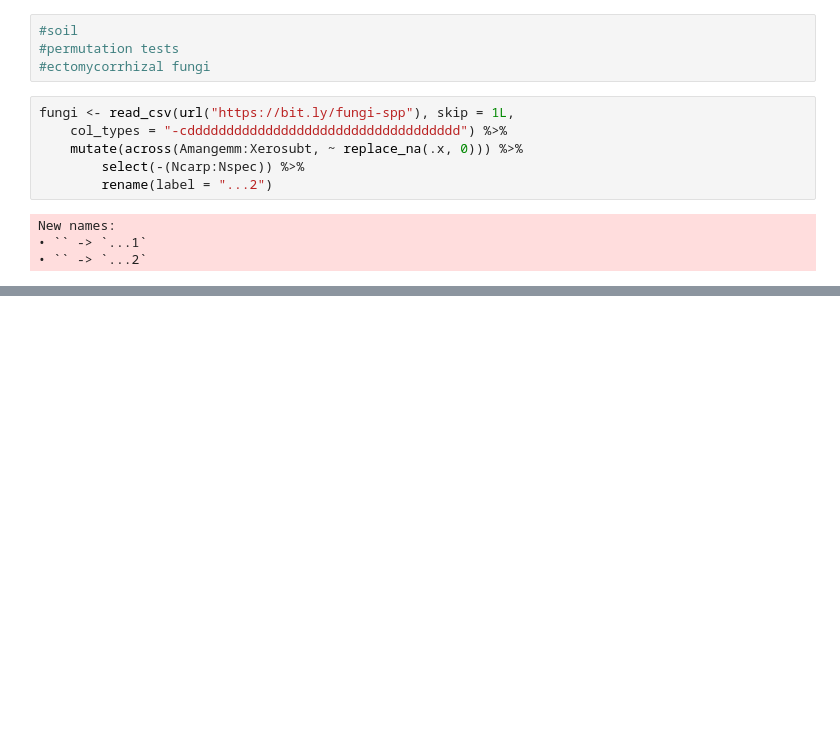
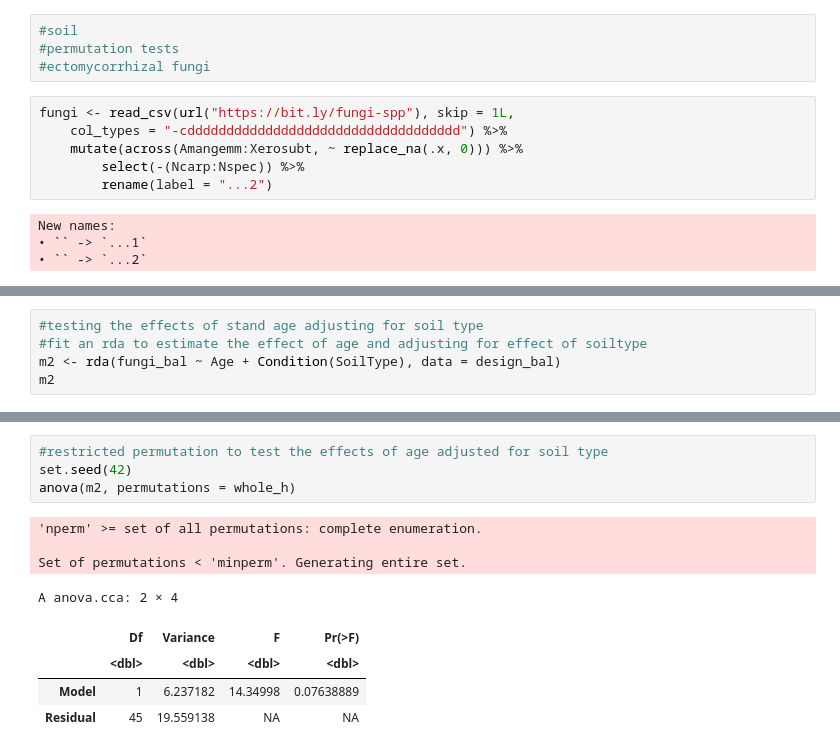
Before and after one commit to cdesouza02/physalia-multivariate, a Jupyter notebook: 04-thursday/DeSouza_thursday.ipynb, the cells around one changed output, grey strips where cells are left out. Drawn from its saved outputs; the diff is of its cells as text; blank space fills up the shorter version.

```diff
--- a/04-thursday/DeSouza_thursday.ipynb
+++ b/04-thursday/DeSouza_thursday.ipynb
@@ -220,0 +297,5 @@ New names:
+# %%
+#testing the effects of stand age adjusting for soil type
+#fit an rda to estimate the effect of age and adjusting for effect of soiltype
+m2 <- rda(fungi_bal ~ Age + Condition(SoilType), data = design_bal)
+m2
@@ -220,0 +320,13 @@ New names:
+# %%
+#restricted permutation to test the effects of age adjusted for soil type
+set.seed(42)
+anova(m2, permutations = whole_h)
+# %% [output]
+'nperm' >= set of all permutations: complete enumeration.
+
+Set of permutations < 'minperm'. Generating entire set.
+A anova.cca: 2 × 4
+|  | Df | Variance | F | Pr(>F) |
+|  | <dbl> | <dbl> | <dbl> | <dbl> |
+| Model | 1 | 6.237182 | 14.34998 | 0.07638889 |
+| Residual | 45 | 19.559138 | NA | NA |
```
Also changed, not shown: parts of 16 cells of this notebook.
